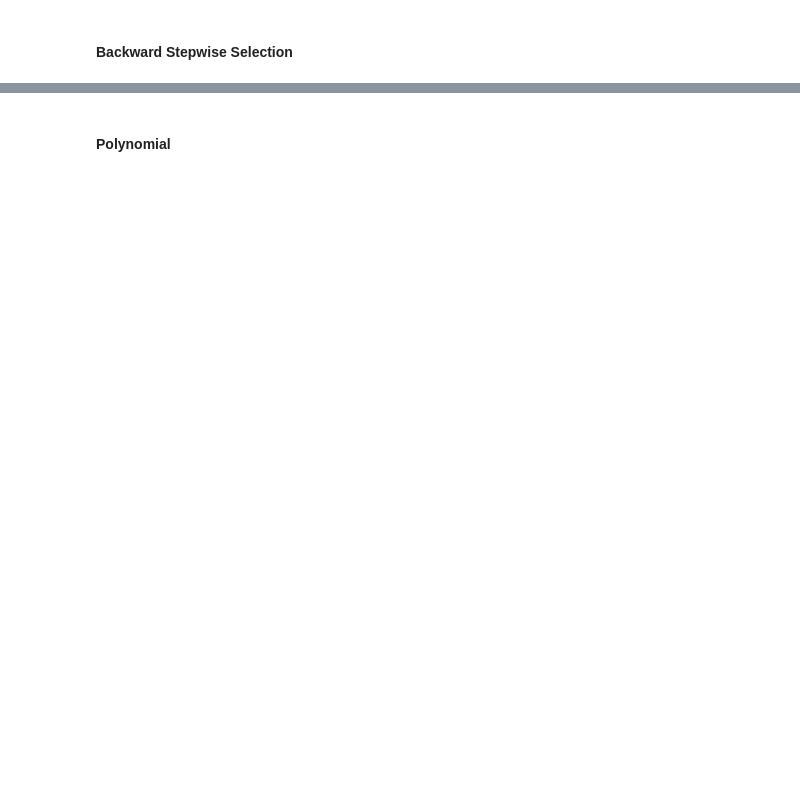
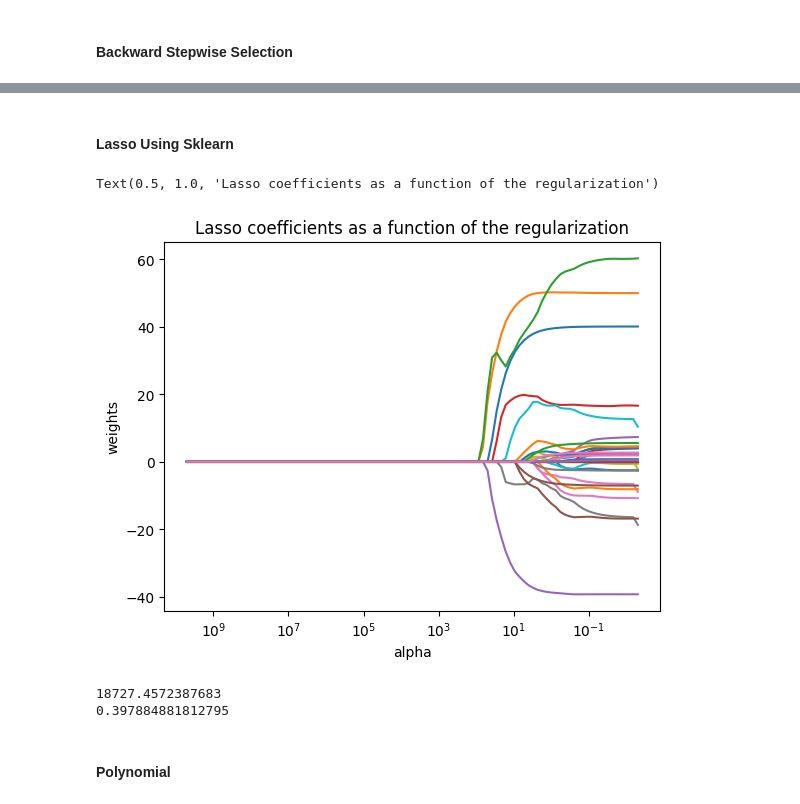
Before and after one commit to aa57c/CS_5568_Project, a Jupyter notebook: project_final.ipynb, the cells around one changed output, grey strips where cells are left out. Cells and saved outputs as stored; diff of their text form; code cells hidden in the pictures; blank space fills up the shorter version.

```diff
--- a/project_final.ipynb
+++ b/project_final.ipynb
@@ -304,3 +398,35 @@ Backward R2:  0.39835338326327685
+# %% [markdown]
+#### Lasso Using Sklearn
+# %%
+lasso = Lasso(max_iter=1000)
+coefs = []
+
+for a in alphas:
+    lasso.set_params(alpha=a)
+    lasso.fit(X_train, y_train)
+    coefs.append(lasso.coef_)
+
+ax = plt.gca()
+ax.plot(alphas, coefs)
+ax.set_xscale('log')
+ax.set_xlim(ax.get_xlim()[::-1])  # reverse axis
+plt.axis('tight')
+plt.xlabel('alpha')
+plt.ylabel('weights')
+plt.title('Lasso coefficients as a function of the regularization')
+# %% [output]
+Text(0.5, 1.0, 'Lasso coefficients as a function of the regularization')
+[figure, added]
+# %%
+lasso = Lasso(alpha=X_train.shape[1]/100000)
+lasso.fit(X_train, y_train)
+pred = lasso.predict(X_test)
+
+print(mean_squared_error(y_test, pred))
+print(r2_score(y_test, y_pred))
+# %% [output]
+18727.4572387683
+0.397884881812795
 # %%
 bike_df_final = pd.read_csv('BikeSharingDatasetFinal.csv', usecols=[3, 5, 10, 11, 12, 13, 14, 15, 16, 17, 18, 19, 20, 21, 22, 23, 24])
 # %% [markdown]
```
Also changed, not shown: parts of 19 cells of this notebook.
